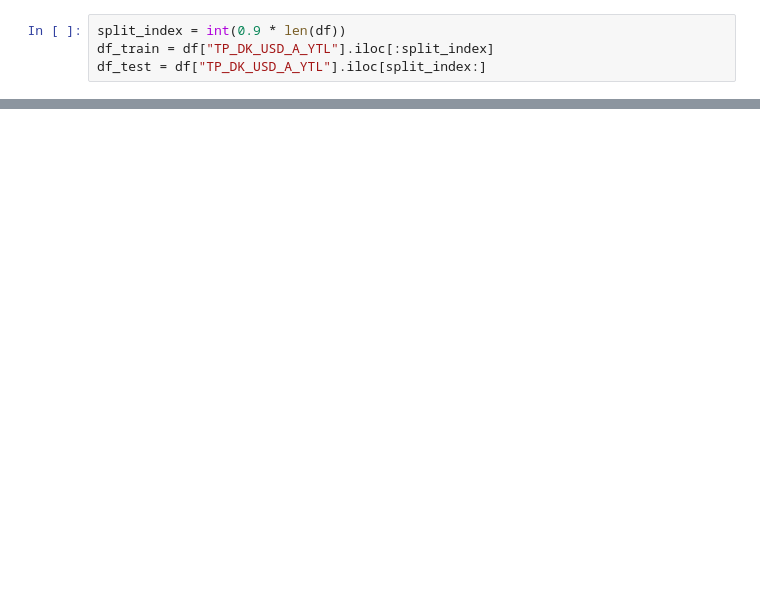
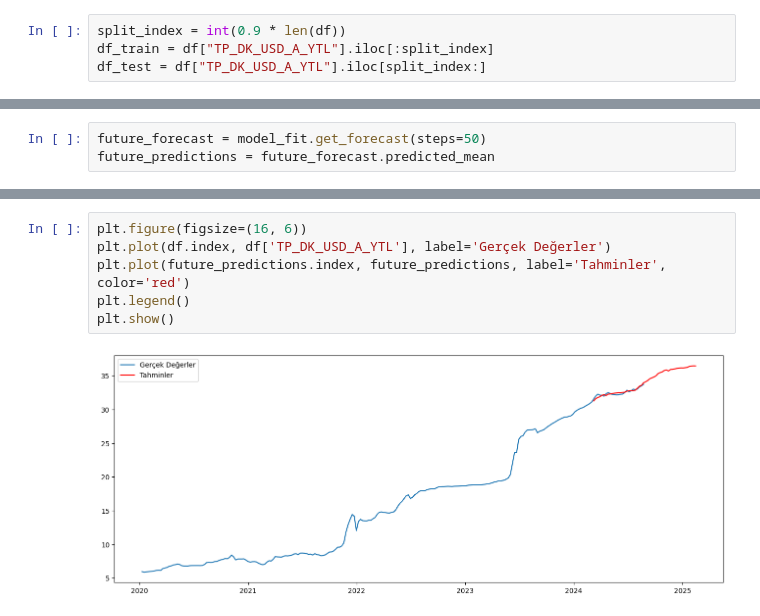
Before and after one commit to Gokhan-Balta/Time-Series-US-TL, a Jupyter notebook: Time_series.ipynb, the cells around one changed output, grey strips where cells are left out. Cells and saved outputs as stored; diff of their text form; blank space fills up the shorter version.

```diff
--- a/Time_series.ipynb
+++ b/Time_series.ipynb
@@ -175,0 +159,3 @@ Freq: MS, Name: predicted_mean, dtype: float64
+# %%
+future_forecast = model_fit.get_forecast(steps=50)
+future_predictions = future_forecast.predicted_mean
@@ -175,0 +182,8 @@ Freq: MS, Name: predicted_mean, dtype: float64
+# %%
+plt.figure(figsize=(16, 6))
+plt.plot(df.index, df['TP_DK_USD_A_YTL'], label='Gerçek Değerler')
+plt.plot(future_predictions.index, future_predictions, label='Tahminler', color='red')
+plt.legend()
+plt.show()
+# %% [output]
+[figure, added]
```
Also changed, not shown: parts of 22 cells of this notebook.
